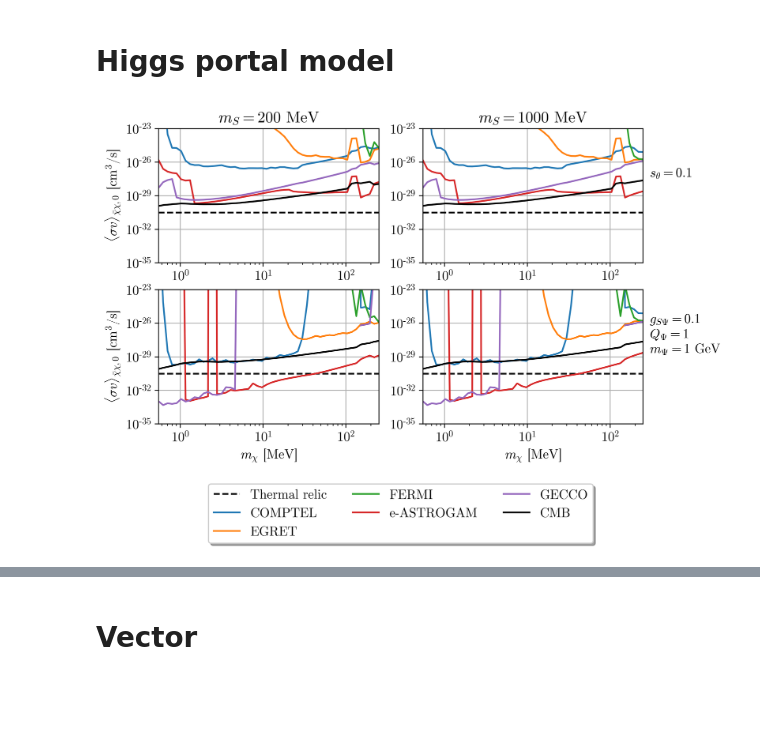
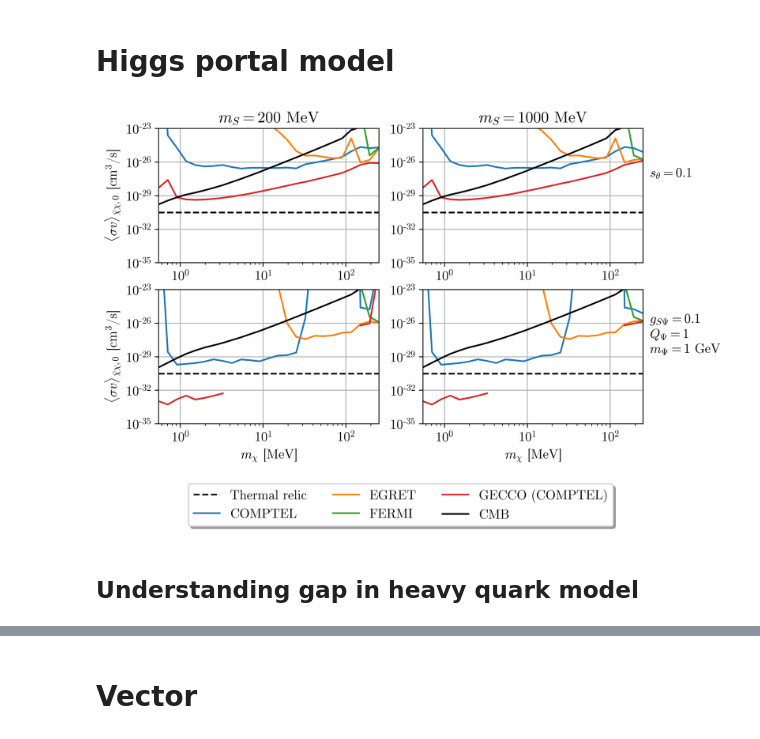
Before and after one commit to LoganAMorrison/Hazma, a Jupyter notebook: notebooks/dev/ac-01-gecco_limits.ipynb, the cells around one changed output, grey strips where cells are left out. Drawn from its saved outputs; the diff is of its cells as text; code cells hidden in the pictures; blank space fills up the shorter version.

Commit message:
fix cmb bounds; add single-channel constraints

```diff
--- a/notebooks/dev/ac-01-gecco_limits.ipynb
+++ b/notebooks/dev/ac-01-gecco_limits.ipynb
@@ -161,40 +186,41 @@ for i in range(len(axes)):
         v_fo = np.sqrt(1/10)
         ax.axhline(
             3e-26 * (v_mw / v_fo)**2, linestyle="--", color="k", label="Thermal relic"
         )
 
         # Constraints
         for key, svs in sv_constraints_sms[i, j].items():
-            if key == "cmb":
-                ax.plot(mxs, svs, "k", label=r"CMB")
-            elif key in ["comptel_check", "gecco_large"]:
+            if key in ["comptel_check", "gecco_large", "e_astrogam", 'gecco_gc', 'gecco_egret', 'gecco_fermi', 'gecco_draco']:
                 continue
-#             elif key == "comptel_check":
-#                 ax.plot(mxs, svs, ":k", alpha=0.5, label=get_label(key))
+            elif key == "cmb":
+                v_cmbs = 2e-4 * (0.235) * (1 / mxs) * np.sqrt(1e-4 / x_kd)
+                ax.plot(mxs, svs * (v_mw / v_cmbs)**2, "k", label=r"CMB")
             else:
-                ax.plot(mxs, svs, label=get_label(key))
+                ax.plot(mxs, svs, label=get_constraint_label(key))
 
 # Mediator mass labels
 for ms, ax in zip(mss, axes[0]):
     ax.set_title(r"$m_S = $" + f"{ms} MeV")
 
 # Coupling labels  ---------------
 row_labels = [
     r"$s_\theta = %.1f$" % sms[0, -1].stheta,
     r"$g_{S\Psi} = %.1f$" % sms[1, -1].gsQ + "\n"
     + r"$Q_\Psi = %i$" % sms[1, -1].QQ + "\n"
     + r"$m_\Psi = %i$ GeV" % (sms[1, -1].mQ / 1000)
 ]
 for label, ax in zip(row_labels, axes[:, -1]):
     ax.text(3e2, 1e-27, label, va="center")
 
 # Put a legend below last axis
 axes[-1, -1].legend(
     loc='upper center', bbox_to_anchor=(-0.1, -0.4), fancybox=True, shadow=True, ncol=3
 )
 
-fig.savefig("figures/gecco/sm.png", bbox_inches="tight")
+fig.savefig("figures/gecco/sm_comptel.png", bbox_inches="tight")
 # %% [output]
-[figure, old version]
+[figure, new version]
 # %%
 beep()
+# %% [markdown]
+## Understanding gap in heavy quark model
```
Also changed, not shown: parts of 24 cells of this notebook, 12 other files.
